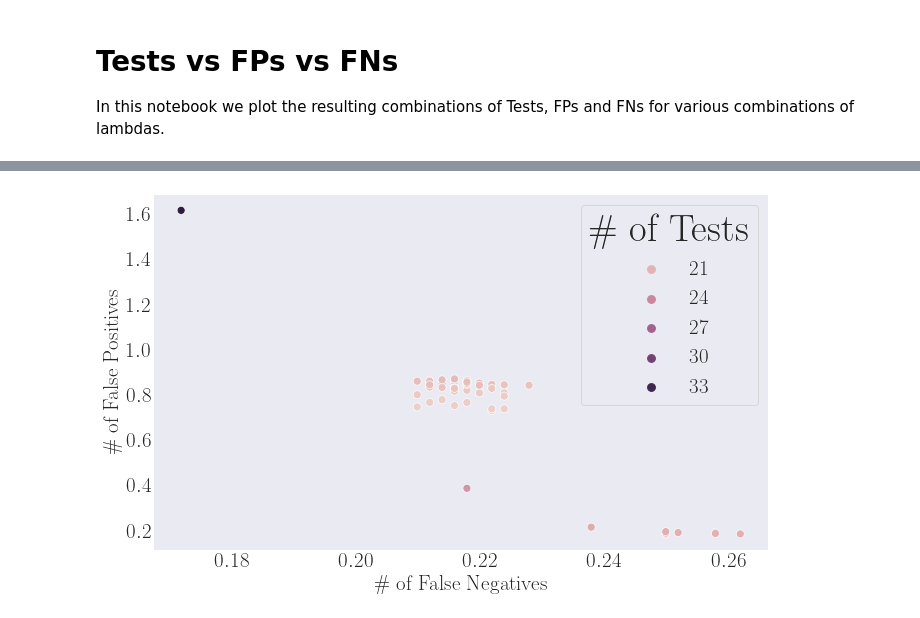
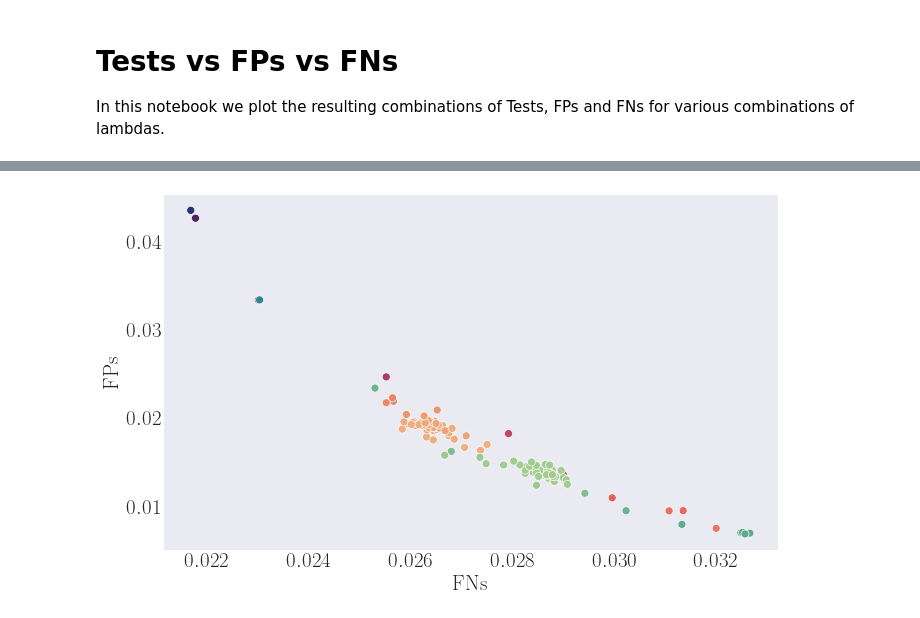
Before and after one commit to Networks-Learning/pooled-testing, a Jupyter notebook: notebooks/tests_FP_FN.ipynb, the cells around one changed output, grey strips where cells are left out. Saved outputs shown, nothing was run; the diff lists cells and outputs as text; code cells hidden in the pictures.

```diff
--- a/notebooks/tests_FP_FN.ipynb
+++ b/notebooks/tests_FP_FN.ipynb
@@ -63,5 +67,6 @@ input_df
 # %%
-final_df = input_df.astype(type_dict) # Fix types
-final_df = final_df.rename(columns={"method": "Method", "score": "Score"}) # Rename columns
-final_df = final_df.replace({'dorfman': 'Dorfman', 'individual': 'Individual', 'negbin': 'Neg.Bin.'}) # Rename methods
-final_df = final_df[final_df['Method']=='Dorfman']
+total_df = input_df.astype(type_dict) # Fix types
+total_df = total_df.rename(columns={"method": "Method", "score": "Score"}) # Rename columns
+total_df = total_df.replace({'dorfman': 'Dorfman', 'individual': 'Individual', 'negbin': 'Neg.Bin.'}) # Rename methods
+total_df = total_df[total_df['Method']!='Individual']
+# final_df = final_df[final_df['Method']=='Dorfman']
@@ -68,14 +89,26 @@ final_df = final_df[final_df['Method']=='Dorfman']
 # %%
 l1_values = sorted(final_df['lambda_1'].unique())
 l2_values = sorted(final_df['lambda_2'].unique())
-data = []
-for l1 in l1_values:
-    for l2 in l2_values:
-        temp_df = final_df[(final_df['lambda_1']==l1) & (final_df['lambda_2']==l2)]
-        # mean_false_negatives = temp_df['false_negatives'].mean()
-        # mean_false_positives = temp_df['false_positives'].mean()
-        # mean_num_of_tests = temp_df['num_of_tests'].mean()
-        temp_df = pd.DataFrame.from_dict({'\\# of False Negatives' : [mean_false_negatives], '\\# of False Positives' : [mean_false_positives], '\\# of Tests' : mean_num_of_tests})
-        data.append(temp_df)
+methods = ['Dorfman', 'Neg.Bin.']
 
-final_df = pd.concat(data)
+DFs = {}
+for meth in methods:
+    data = []
+    for l1 in l1_values:
+        for l2 in l2_values:
+            temp_df = final_df[(final_df['lambda_1']==l1) & (final_df['lambda_2']==l2) & (final_df['Method']==meth)]
+            # false_negatives = temp_df['false_negatives'].div(temp_df['N'])
+            # false_positives = temp_df['false_positives'].div(temp_df['N'])
+            # num_of_tests = temp_df['num_of_tests'].div(temp_df['N'])
+            false_negatives = temp_df['false_negatives'].div(temp_df['N']).mean()
+            false_positives = temp_df['false_positives'].div(temp_df['N']).mean()
+            num_of_tests = temp_df['num_of_tests'].div(temp_df['N']).mean()
+            # false_negatives = temp_df['false_negatives'].mean()
+            # false_positives = temp_df['false_positives'].mean()
+            # num_of_tests = temp_df['num_of_tests'].mean()
+            # temp_df = pd.DataFrame.from_dict({'\\# of False Negatives' : [false_negatives], '\\# of False Positives' : [false_positives], '\\# of Tests' : num_of_tests})
+            temp_df = pd.DataFrame.from_dict({'FNs' : [false_negatives], 'FPs' : [false_positives], 'Tests' : [num_of_tests]})
+            # temp_df = pd.DataFrame.from_dict({'FNs' : false_negatives, 'FPs' : false_positives, 'Tests' : num_of_tests})
+            data.append(temp_df)
+    DFs[meth] = pd.concat(data)
+    DFs[meth] = DFs[meth].dropna()
@@ -102,16 +187,18 @@ final_df[:20]
 # %%
 utils.latexify(fig_width=10, font_scale=3)
 # N_values = sorted(final_df['N'].unique())
 # https://seaborn.pydata.org/generated/seaborn.scatterplot.html
 # https://matplotlib.org/3.1.1/api/_as_gen/matplotlib.pyplot.contour.html
-ax = sns.scatterplot(data=final_df, x="\\# of False Negatives", y="\\# of False Positives", hue="\\# of Tests")
+ax1 = sns.scatterplot(data=DFs['Dorfman'], x="FNs", y="FPs", hue="Tests", legend=False, palette='flare')
+ax2 = sns.scatterplot(data=DFs['Neg.Bin.'], x="FNs", y="FPs", hue="Tests", legend=False, palette='crest')
 # ax = sns.heatmap(data=final_df, cmap='flare', linewidths=0.05)
 # ax = sns.lineplot(data=final_df, x="N", y="Score", hue="Method", palette='deep', style="Method", markers=marker_dict,
                     # dashes=None, legend=None, ci=95)
 # ax.set_xticks(N_values)
 # ax.set_xticklabels(N_values)
 # ax.legend(['Individual', 'Dorfman', 'Neg.Bin.'])
+
 plt.tight_layout()
 plt.savefig('figures/{name}.pdf'.format(name=name))
 # %% [output]
-[figure, old version]
+[figure, new version]
```
Also changed, not shown: parts of 6 cells of this notebook, 2 other files.
